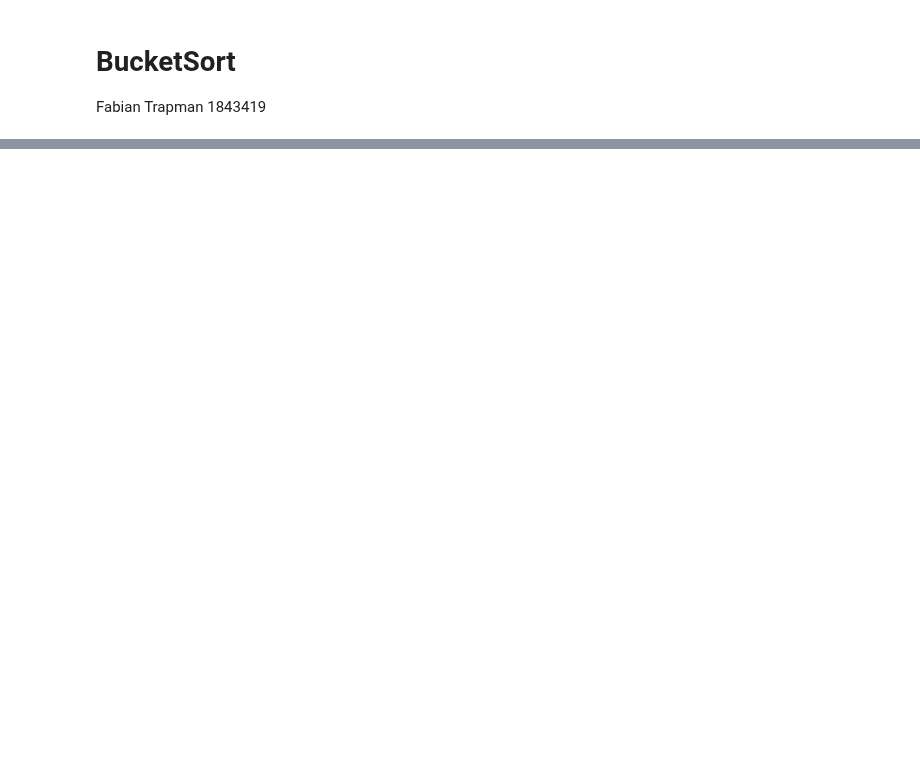
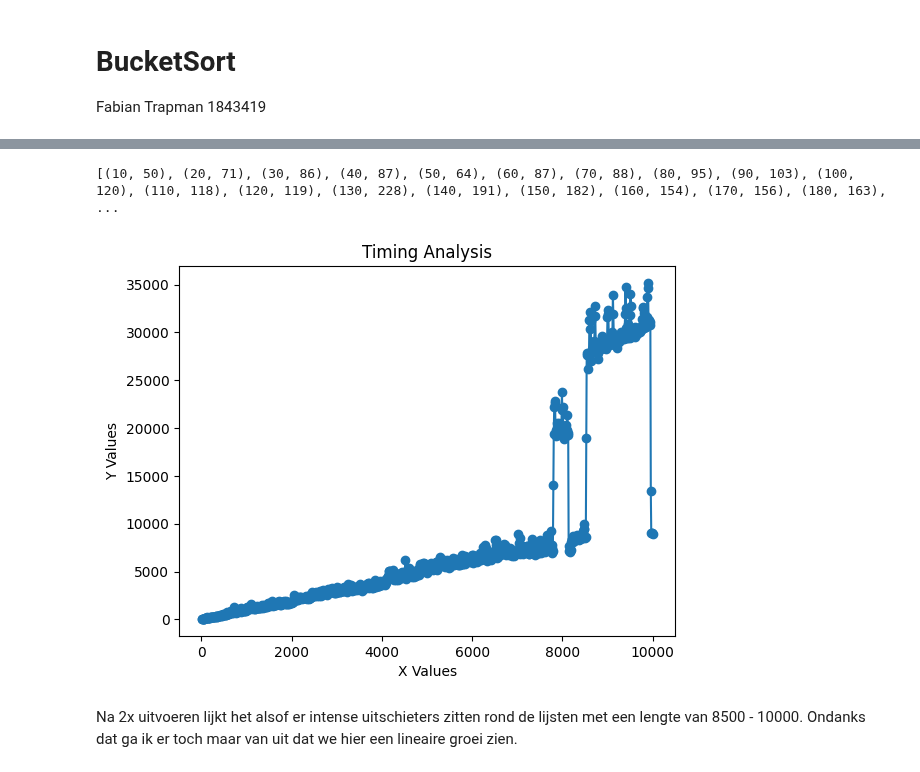
Before and after one commit to FabianTrapman/BucketSortV2, a Jupyter notebook: src/visualisatie.ipynb, the cells around one changed output, grey strips where cells are left out. Cells and saved outputs as stored; diff of their text form; code cells hidden in the pictures; blank space fills up the shorter version.

```diff
--- a/src/visualisatie.ipynb
+++ b/src/visualisatie.ipynb
@@ -21,0 +79,7 @@ Na BucketSort:
+# %%
+analyze_timing()
+# %% [output]
+[(10, 50), (20, 71), (30, 86), (40, 87), (50, 64), (60, 87), (70, 88), (80, 95), (90, 103), (100, 120), (110, 118), (120, 119), (130, 228), (140, 191), (150, 182), (160, 154), (170, 156), (180, 163),  ...
+[figure, added]
+# %% [markdown]
+Na 2x uitvoeren lijkt het alsof er intense uitschieters zitten rond de lijsten met een lengte van 8500 - 10000. Ondanks dat ga ik er toch maar van uit dat we hier een lineaire groei zien.
```
Also changed, not shown: parts of 8 cells of this notebook, 3 other files.
